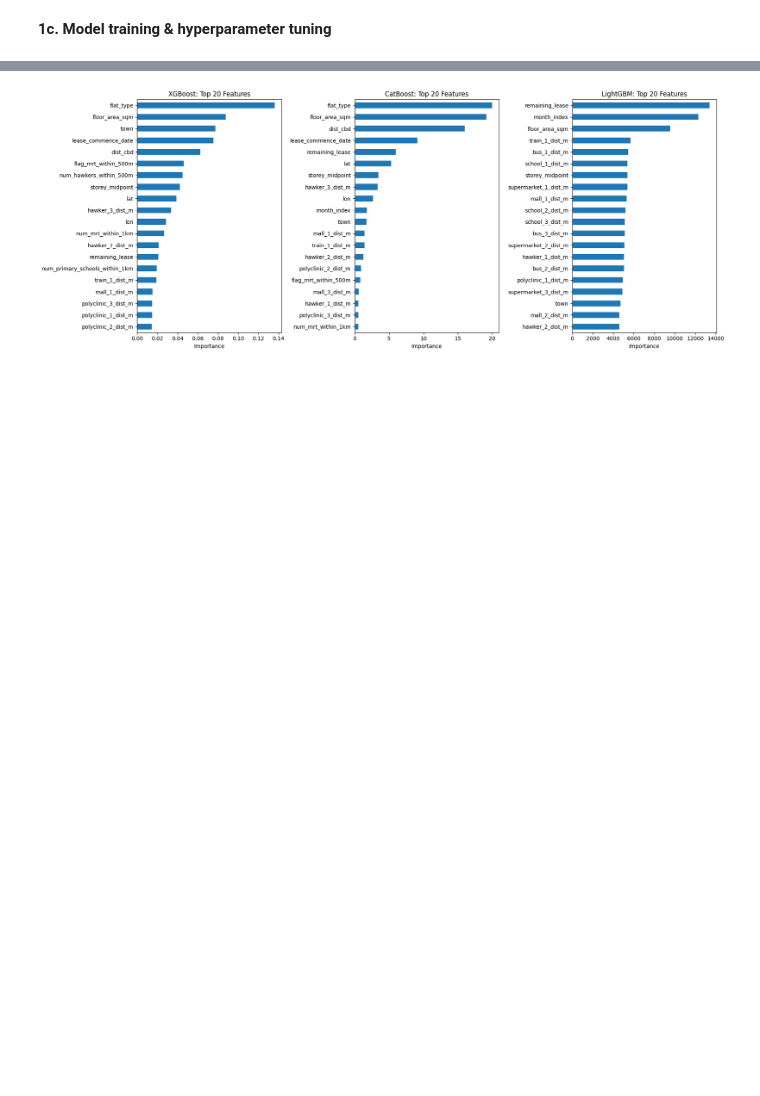
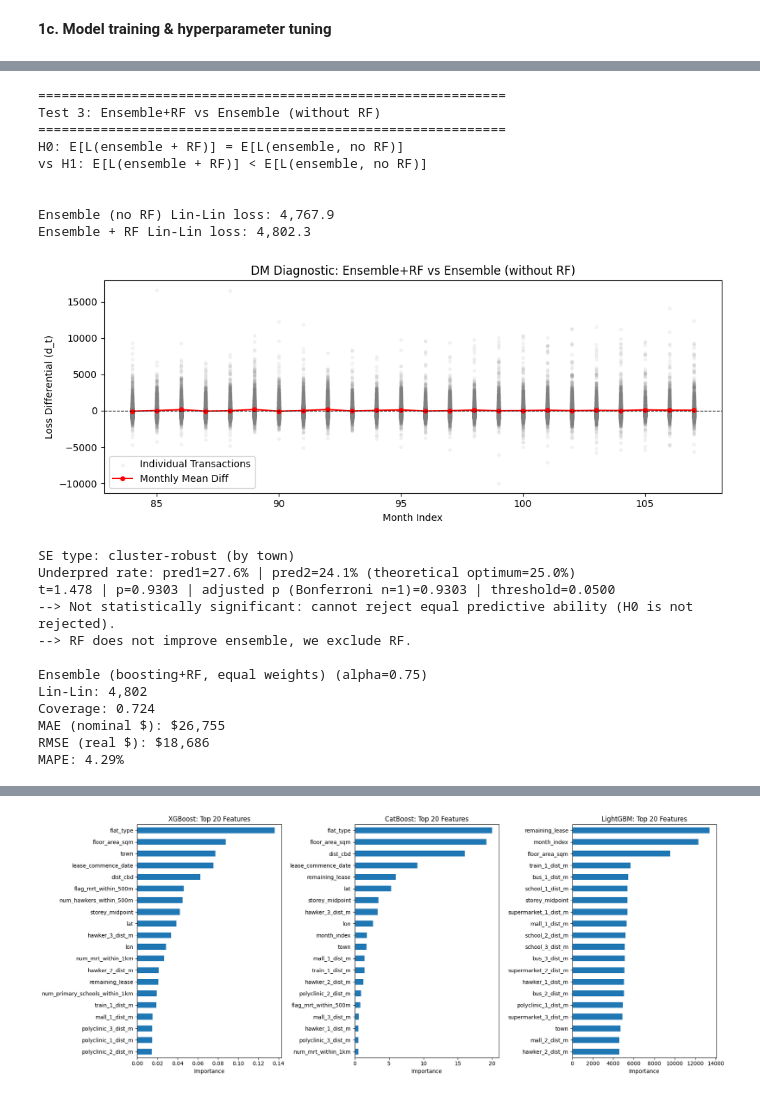
Before and after one commit to geriannebu/homerun-sg, a Jupyter notebook: backend_predictor_listings/price_predictor/notebooks/model_training.ipynb, the cells around one changed output, grey strips where cells are left out. Cells and saved outputs as stored; diff of their text form; code cells hidden in the pictures; blank space fills up the shorter version.

```diff
--- a/backend_predictor_listings/price_predictor/notebooks/model_training.ipynb
+++ b/backend_predictor_listings/price_predictor/notebooks/model_training.ipynb
@@ -929,0 +1070,59 @@ MAPE: 4.53%
+# %%
+# Test 3: Ensemble without RF vs with RF
+ens_c_used = False
+res_ens_c = None
+if stage_b_ensemble_wins:
+    ens_c_pred = np.stack(w_preds + [rf_pred], axis=1).mean(axis=1)
+    ens_c_val = np.stack(list(winners_val_pred.values()) + [rf_val_pred], axis=1).mean(axis=1)
+
+    pb_ens_c = linlin_loss(y_test_arr, ens_c_pred)[1]
+    print("=" * 60)
+    print("Test 3: Ensemble+RF vs Ensemble (without RF)")
+    print("=" * 60)
+    print("H0: E[L(ensemble + RF)] = E[L(ensemble, no RF)]")
+    print("vs H1: E[L(ensemble + RF)] < E[L(ensemble, no RF)]")
+    print("\n")
+    print(f"Ensemble (no RF) Lin-Lin loss: {pb_ens_b:,.1f}")
+    print(f"Ensemble + RF Lin-Lin loss: {pb_ens_c:,.1f}")
+
+    t, p, significant = dm_test(
+        y_test_arr, ens_c_pred, current_pred,
+        groups=test_df['town'], month_index=test_df['month_index'],
+        bonferroni_n=1, label="Ensemble+RF vs Ensemble (without RF)"
+    )
+    ens_c_used = significant
+    if significant:
+        current_pred = ens_c_pred
+        current_val_pred = ens_c_val
+        current_names = w_names + ["RandomForest"]
+        print("--> RF improves ensemble, we include RF.")
+    else:
+        print("--> RF does not improve ensemble, we exclude RF.")
+
+    res_ens_c = evaluate("Ensemble (boosting+RF, equal weights)", y_test, ens_c_pred, rpi_test)
+else:
+    ens_c_used = False
+    print("Test 3: Skipped (individual model won Test 2)")
+# %% [output]
+============================================================
+Test 3: Ensemble+RF vs Ensemble (without RF)
+============================================================
+H0: E[L(ensemble + RF)] = E[L(ensemble, no RF)]
+vs H1: E[L(ensemble + RF)] < E[L(ensemble, no RF)]
+
+
+Ensemble (no RF) Lin-Lin loss: 4,767.9
+Ensemble + RF Lin-Lin loss: 4,802.3
+[figure, added]
+SE type: cluster-robust (by town)
+Underpred rate: pred1=27.6% | pred2=24.1% (theoretical optimum=25.0%)
+t=1.478 | p=0.9303 | adjusted p (Bonferroni n=1)=0.9303 | threshold=0.0500
+--> Not statistically significant: cannot reject equal predictive ability (H0 is not rejected).
+--> RF does not improve ensemble, we exclude RF.
+
+Ensemble (boosting+RF, equal weights) (alpha=0.75)
+Lin-Lin: 4,802
+Coverage: 0.724
+MAE (nominal $): $26,755
+RMSE (real $): $18,686
+MAPE: 4.29%
```
Also changed, not shown: parts of 24 cells of this notebook, 14 other files.
